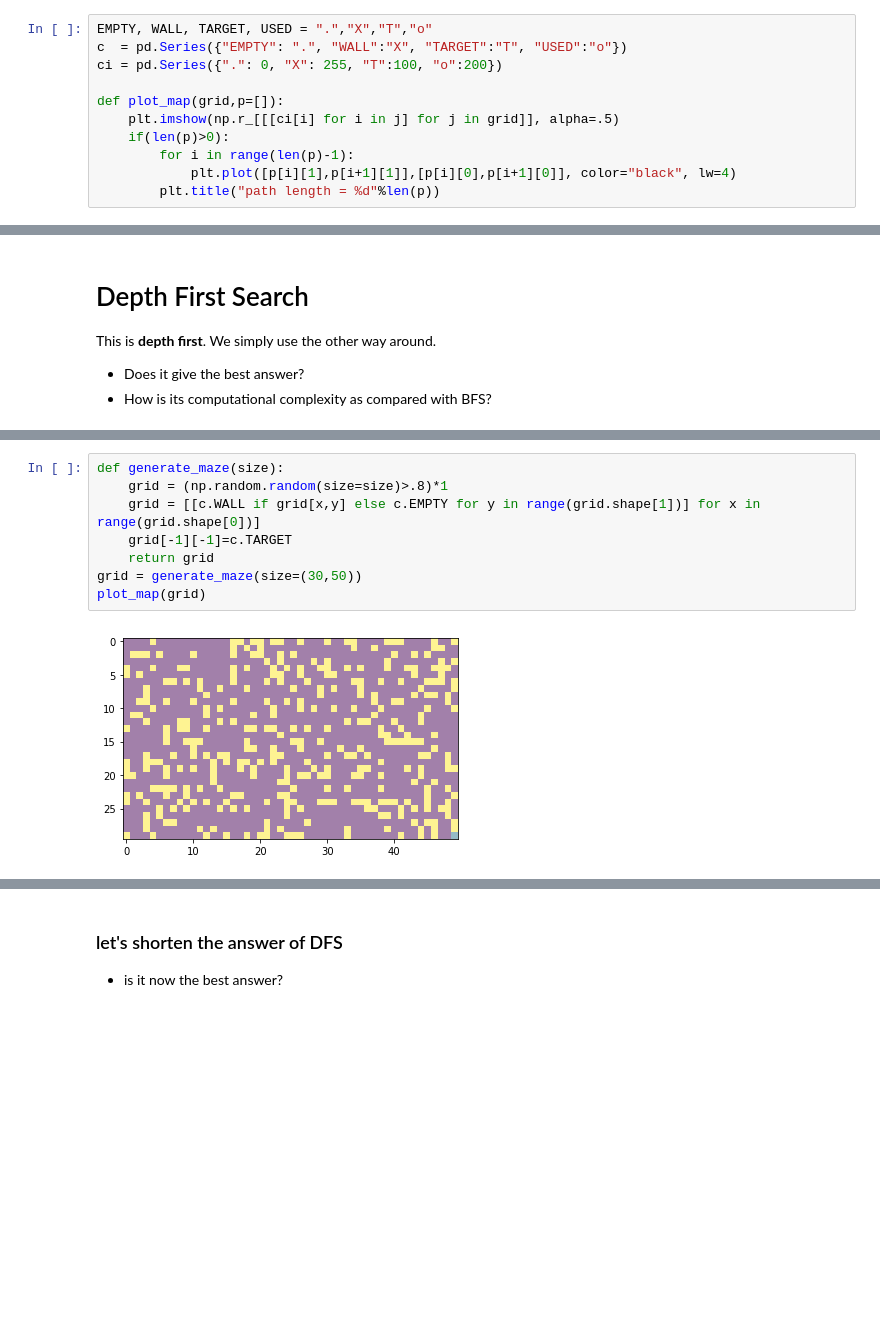
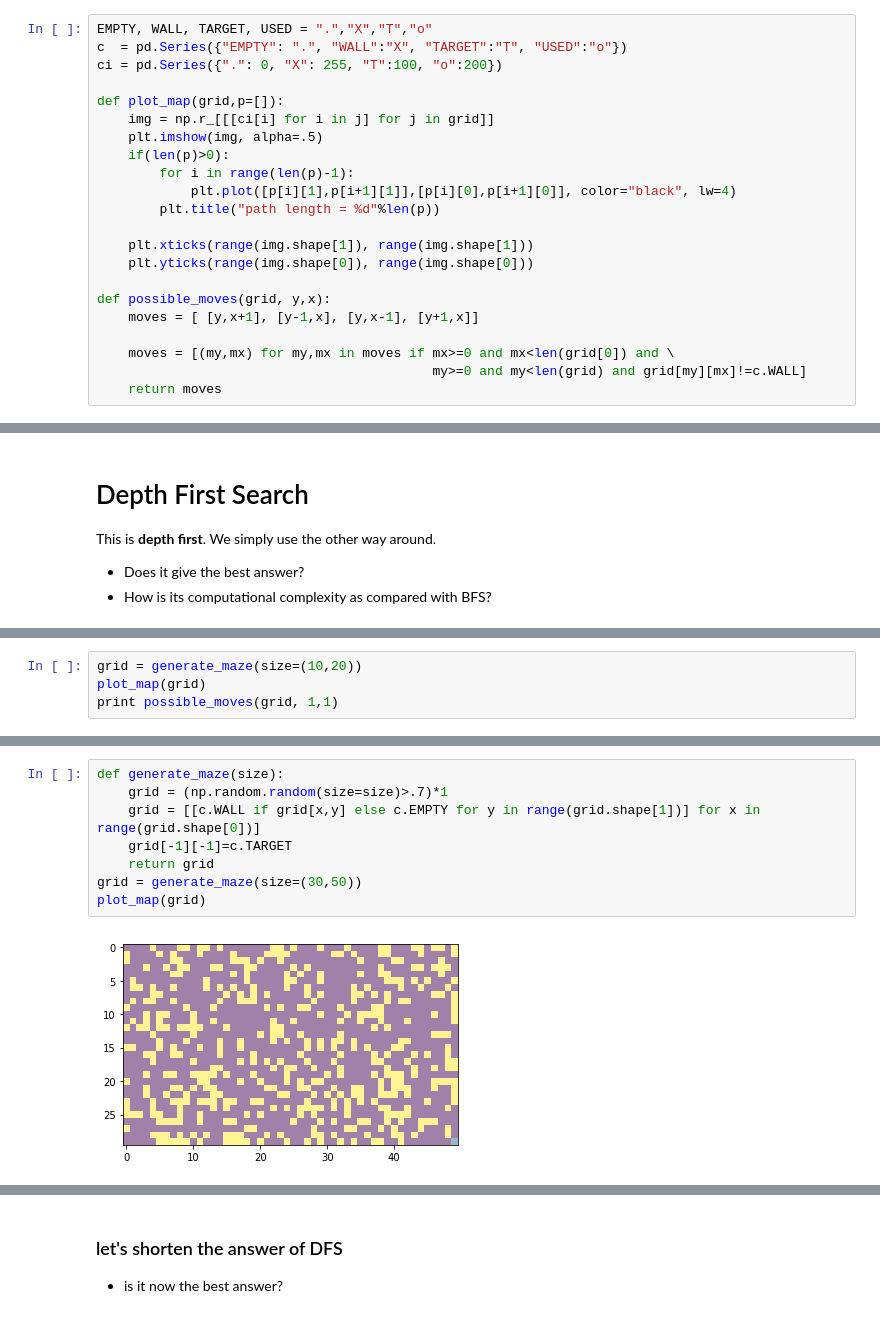
Before and after one commit to rramosp/20172.ai, a Jupyter notebook: Notas 10 - Planning and Search.ipynb, the cells around one changed output, grey strips where cells are left out. Cells and saved outputs as stored; diff of their text form; blank space fills up the shorter version.

```diff
--- a/Notas 10 - Planning and Search.ipynb
+++ b/Notas 10 - Planning and Search.ipynb
@@ -9,11 +9,22 @@ c  = pd.Series({"EMPTY": ".", "WALL":"X", "TARGET":"T", "USED":"o"})
 ci = pd.Series({".": 0, "X": 255, "T":100, "o":200})
 
 def plot_map(grid,p=[]):
-    plt.imshow(np.r_[[[ci[i] for i in j] for j in grid]], alpha=.5)
+    img = np.r_[[[ci[i] for i in j] for j in grid]]
+    plt.imshow(img, alpha=.5)
     if(len(p)>0):
         for i in range(len(p)-1):
             plt.plot([p[i][1],p[i+1][1]],[p[i][0],p[i+1][0]], color="black", lw=4)
         plt.title("path length = %d"%len(p))
+
+    plt.xticks(range(img.shape[1]), range(img.shape[1]))
+    plt.yticks(range(img.shape[0]), range(img.shape[0]))
+
+def possible_moves(grid, y,x):
+    moves = [ [y,x+1], [y-1,x], [y,x-1], [y+1,x]]
+
+    moves = [(my,mx) for my,mx in moves if mx>=0 and mx<len(grid[0]) and \
+                                           my>=0 and my<len(grid) and grid[my][mx]!=c.WALL]
+    return moves
 # %%
 grid = [".....X",
         "XX...X",
@@ -102 +112,5 @@ def dfs_search(grid, verbose=True):
     return []
+# %%
+grid = generate_maze(size=(10,20))
+plot_map(grid)
+print possible_moves(grid, 1,1)
@@ -111,13 +128,13 @@ success True
 # %%
 def generate_maze(size):
-    grid = (np.random.random(size=size)>.8)*1
+    grid = (np.random.random(size=size)>.7)*1
     grid = [[c.WALL if grid[x,y] else c.EMPTY for y in range(grid.shape[1])] for x in range(grid.shape[0])]
     grid[-1][-1]=c.TARGET
     return grid
 grid = generate_maze(size=(30,50))
 plot_map(grid)
 # %% [output]
-[figure, old version]
+[figure, new version]
 # %%
 p_bfs = bfs_search(grid)
 print "success", len(p_bfs)>0
```
Also changed, not shown: parts of 10 cells of this notebook, 5 other files.
